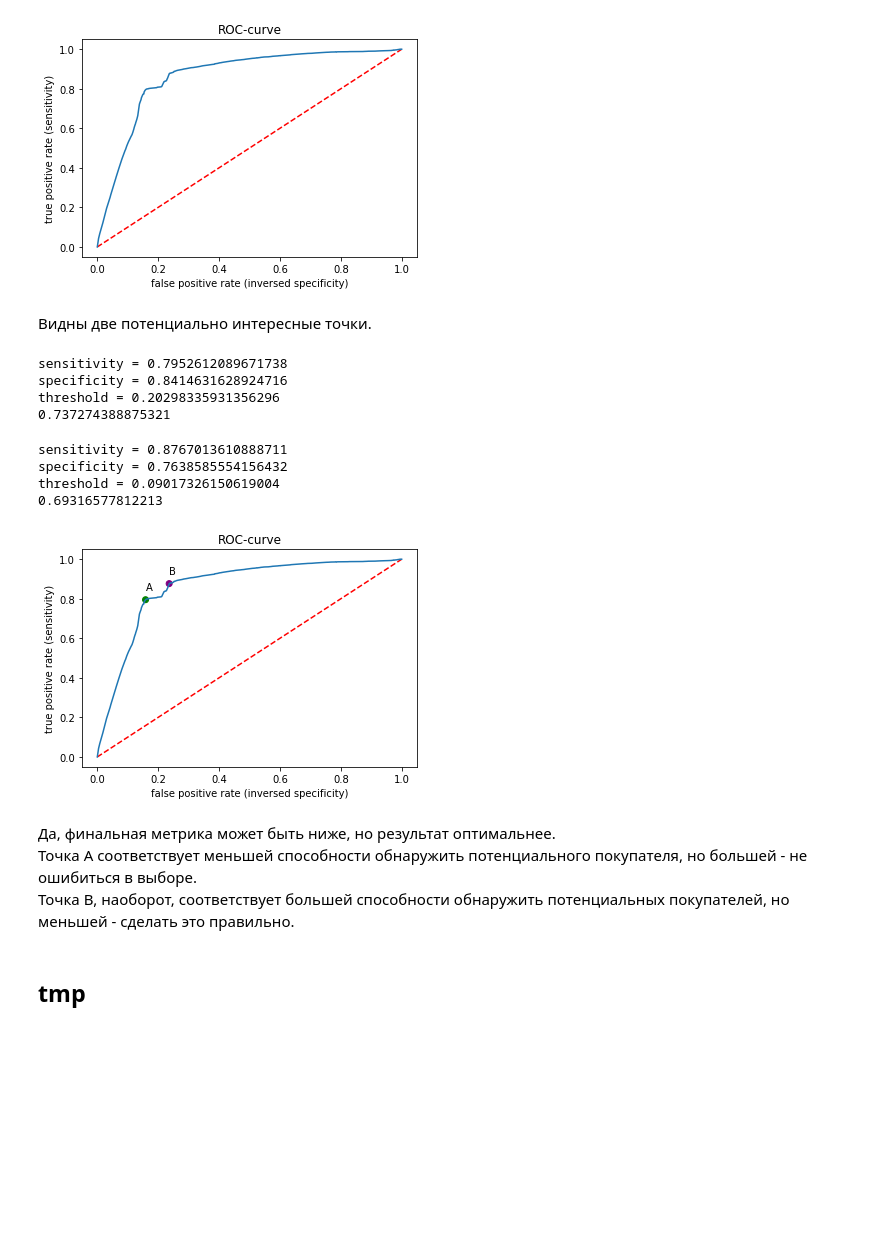
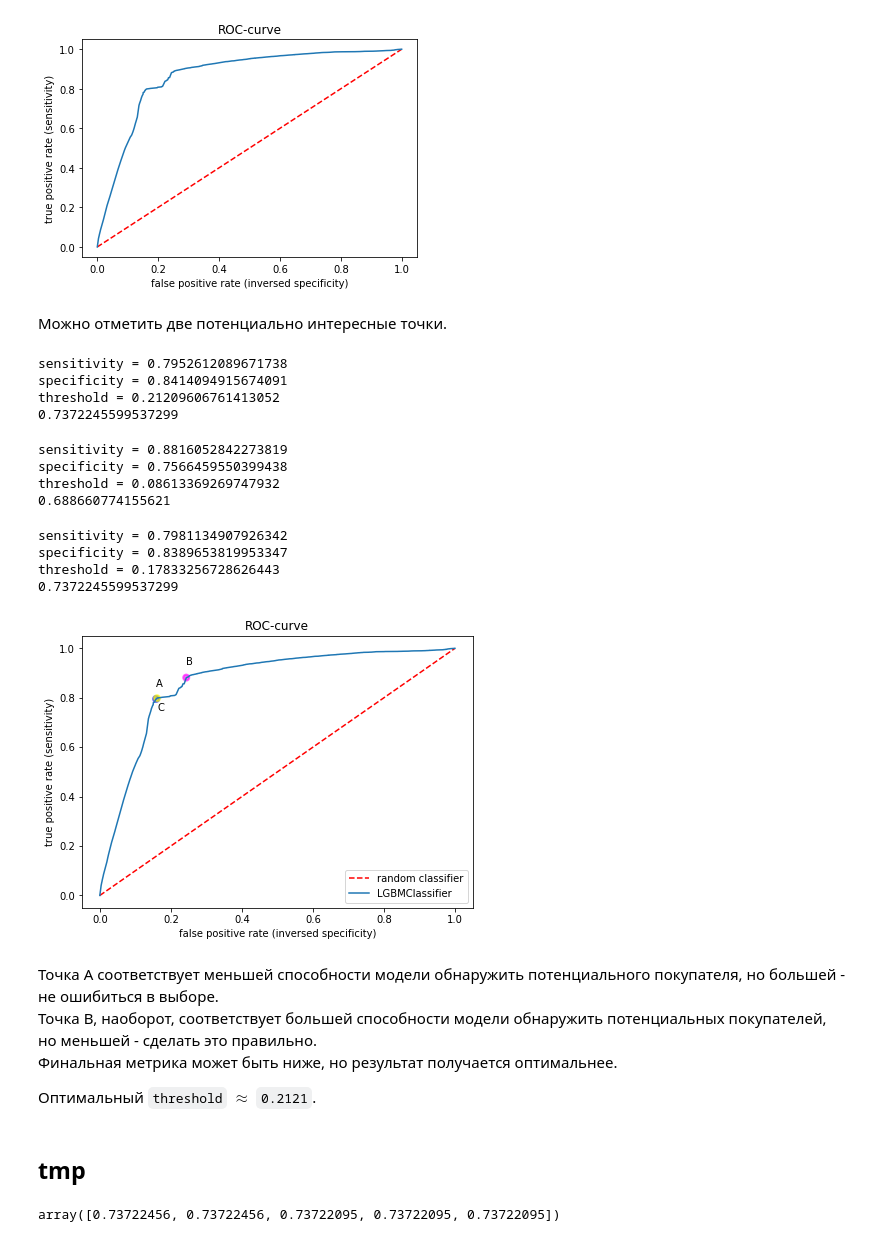
Before and after one commit to j2cry/gb_megafon, a Jupyter notebook: modeling/threshold.ipynb, the cells around one changed output. Cells and saved outputs as stored; diff of their text form; code cells hidden in the pictures; blank space fills up the shorter version.

Commit message:
full modeling upd.; add threshold g-mean

```diff
--- a/modeling/threshold.ipynb
+++ b/modeling/threshold.ipynb
@@ -42,46 +42,60 @@ plt.plot(fpr, tpr);
 # %% [output]
 [figure]
 # %% [markdown]
-Видны две потенциально интересные точки.
+Можно отметить две потенциально интересные точки.
 # %%
-idx = [None, None]
+idx = [None, None, None]
 # %%
-# находим оптимальный threshold - с max(tpr) и min(fpr)
+# A: max(tpr) & min(fpr)
 idx[0] = ((fpr + 1) / (tpr + 1)).argmin()
 print(f'sensitivity = {tpr[idx[0]]}', f'specificity = {1 - fpr[idx[0]]}', f'threshold = {thr[idx[0]]}', sep='\n')
 print(f1_score(target, (proba.T[1] >= thr[idx[0]]) * 1, average='macro'))
 # %% [output]
 sensitivity = 0.7952612089671738
-specificity = 0.8414631628924716
-threshold = 0.20298335931356296
-0.737274388875321
+specificity = 0.8414094915674091
+threshold = 0.21209606761413052
+0.7372245599537299
 # %%
-# или по ср.геометрическому
-idx[1] = np.sqrt(tpr * (1 - fpr)).argmax()
+# B: max(sensitivity + specificity)
+idx[1] = (1 - fpr + tpr).argmax()
 print(f'sensitivity = {tpr[idx[1]]}', f'specificity = {1 - fpr[idx[1]]}', f'threshold = {thr[idx[1]]}', sep='\n')
 print(f1_score(target, (proba.T[1] >= thr[idx[1]]) * 1, average='macro'))
 # %% [output]
-sensitivity = 0.8767013610888711
-specificity = 0.7638585554156432
-threshold = 0.09017326150619004
-0.69316577812213
+sensitivity = 0.8816052842273819
+specificity = 0.7566459550399438
+threshold = 0.08613369269747932
+0.688660774155621
+# %%
+# C: G-mean
+idx[2] = np.sqrt(tpr * (1 - fpr)).argmax()
+print(f'sensitivity = {tpr[idx[2]]}', f'specificity = {1 - fpr[idx[2]]}', f'threshold = {thr[idx[2]]}', sep='\n')
+print(f1_score(target, (proba.T[1] >= thr[idx[0]]) * 1, average='macro'))
+# %% [output]
+sensitivity = 0.7981134907926342
+specificity = 0.8389653819953347
+threshold = 0.17833256728626443
+0.7372245599537299
 # %%
 fpr, tpr, thr = roc_curve(target, proba.T[1])
-fig, ax = plt.subplots()
+fig, ax = plt.subplots(figsize=(7, 5))
 plt.title('ROC-curve')
 plt.xlabel('false positive rate (inversed specificity)')
 plt.ylabel('true positive rate (sensitivity)')
-plt.plot([0, 1], [0, 1], '--', color='red')
-plt.plot(fpr, tpr);
-ax.scatter(fpr[idx], tpr[idx], c=['green', 'purple'],)
+plt.plot([0, 1], [0, 1], '--', color='red', label='random classifier')
+plt.plot(fpr, tpr, label='LGBMClassifier')
+plt.scatter(fpr[idx], tpr[idx], c=['blue', 'magenta', 'yellow'], lw=2, alpha=0.6)
 for n, i in enumerate(list(idx)):
-    ax.annotate(chr(65 + n), [fpr[i], tpr[i] + 0.05])
+    # ax.scatter(fpr[i], tpr[i], label=chr(65 + n))
+    ax.annotate(chr(65 + n), [fpr[i], tpr[i] + 0.05 * (-1) ** (n // 2)])
+plt.legend();
 # %% [output]
-[figure, old version]
+[figure, new version]
 # %% [markdown]
-Да, финальная метрика может быть ниже, но результат оптимальнее.<br>
-Точка А соответствует меньшей способности обнаружить потенциального покупателя, но большей - не ошибиться в выборе.<br>
-Точка B, наоборот, соответствует большей способности обнаружить потенциальных покупателей, но меньшей - сделать это правильно.
+Точка А соответствует меньшей способности модели обнаружить потенциального покупателя, но большей - не ошибиться в выборе.<br>
+Точка B, наоборот, соответствует большей способности модели обнаружить потенциальных покупателей, но меньшей - сделать это правильно.<br>
+Финальная метрика может быть ниже, но результат получается оптимальнее.
+
+Оптимальный `threshold` $\approx$ `0.2121`.
 # %% [markdown]
 ## tmp
 # %%
@@ -91,6 +105,8 @@ def thr_metric_func(threshold, *, y_true, proba):
 
 thr_metric = np.vectorize(partial(thr_metric_func, y_true=target, proba=proba.T[1]))
 # %%
-thr_metric(np.linspace(0.45, 0.55, 5))
+thr_metric(np.linspace(0.2120, 0.2122, 5))
+# %% [output]
+array([0.73722456, 0.73722456, 0.73722095, 0.73722095, 0.73722095])
 # %%
 #
```
Also changed, not shown: parts of 1 cell of this notebook, 7 other files.
